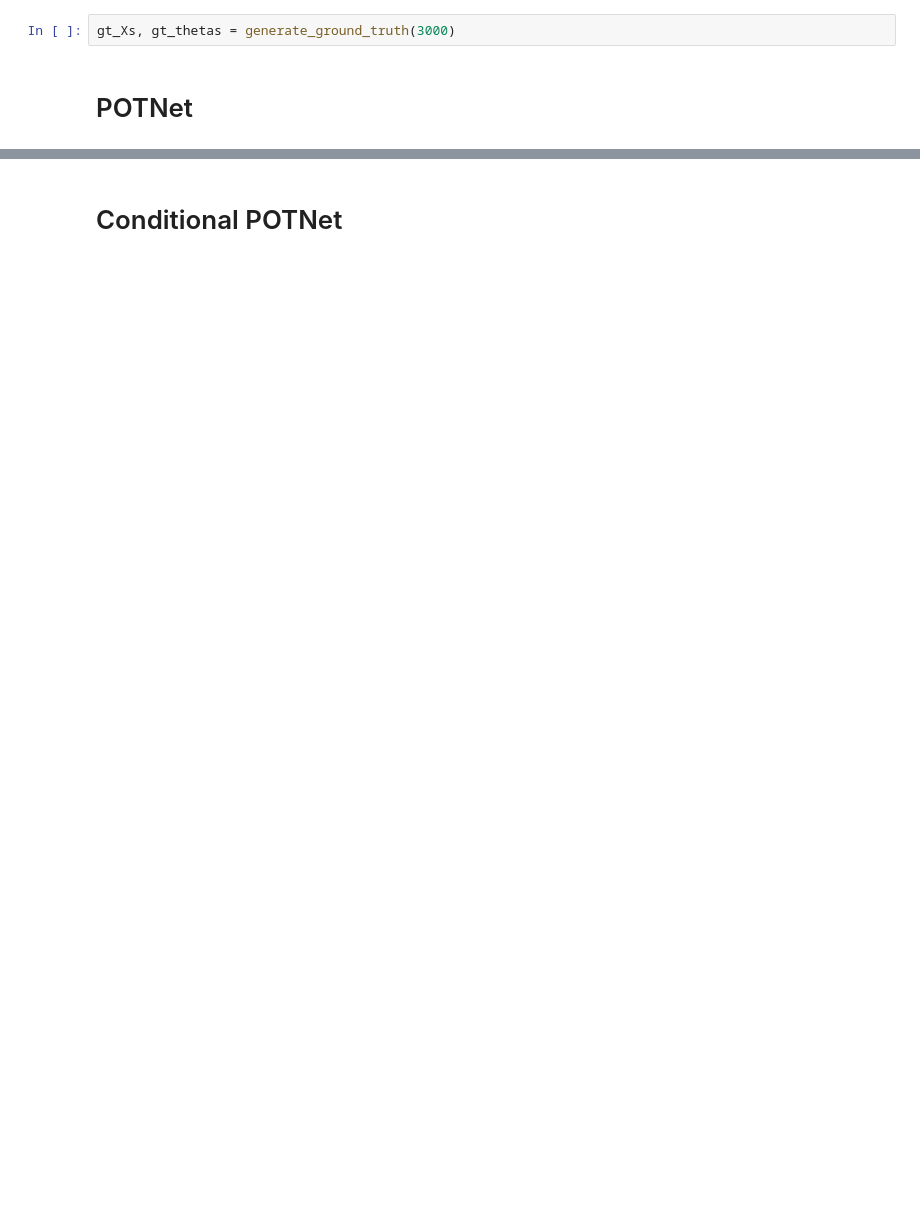
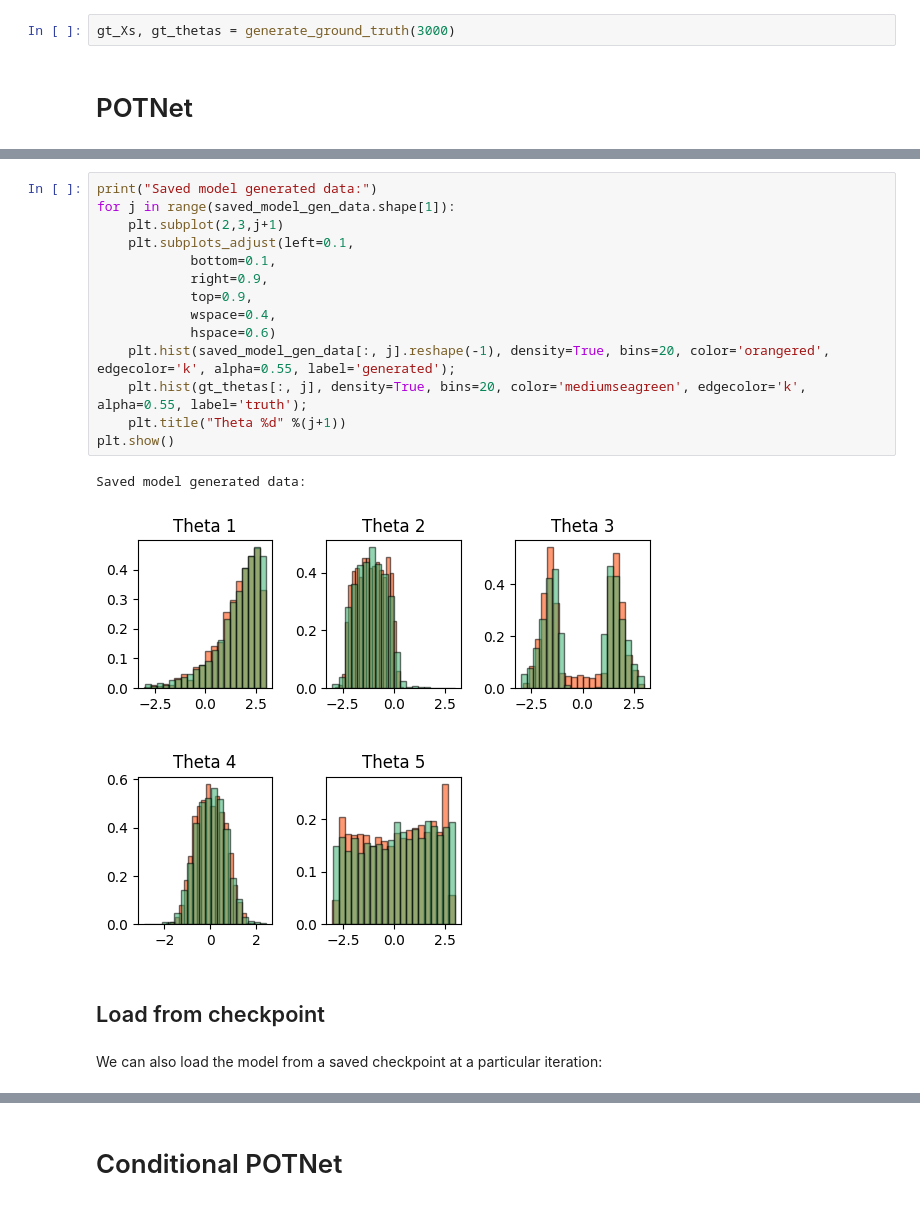
Before and after one commit to sophial05/POTNet, a Jupyter notebook: examples/demo_lfi.ipynb, the cells around one changed output, grey strips where cells are left out. Drawn from its saved outputs; the diff is of its cells as text; blank space fills up the shorter version.

```diff
--- a/examples/demo_lfi.ipynb
+++ b/examples/demo_lfi.ipynb
@@ -53,0 +81,21 @@ plt.show()
+# %%
+print("Saved model generated data:")
+for j in range(saved_model_gen_data.shape[1]):
+    plt.subplot(2,3,j+1)
+    plt.subplots_adjust(left=0.1,
+            bottom=0.1,
+            right=0.9,
+            top=0.9,
+            wspace=0.4,
+            hspace=0.6)
+    plt.hist(saved_model_gen_data[:, j].reshape(-1), density=True, bins=20, color='orangered', edgecolor='k', alpha=0.55, label='generated');
+    plt.hist(gt_thetas[:, j], density=True, bins=20, color='mediumseagreen', edgecolor='k', alpha=0.55, label='truth');
+    plt.title("Theta %d" %(j+1))
+plt.show()
+# %% [output]
+Saved model generated data:
+[figure, added]
+# %% [markdown]
+## Load from checkpoint
+# %% [markdown]
+We can also load the model from a saved checkpoint at a particular iteration:
```
Also changed, not shown: parts of 16 cells of this notebook, 11 other files.
